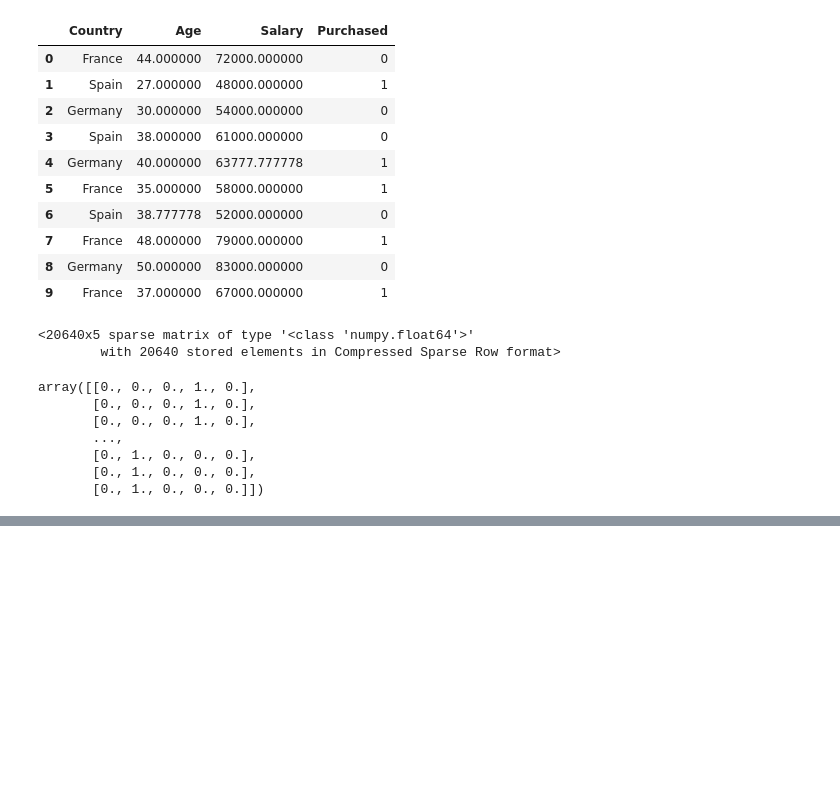
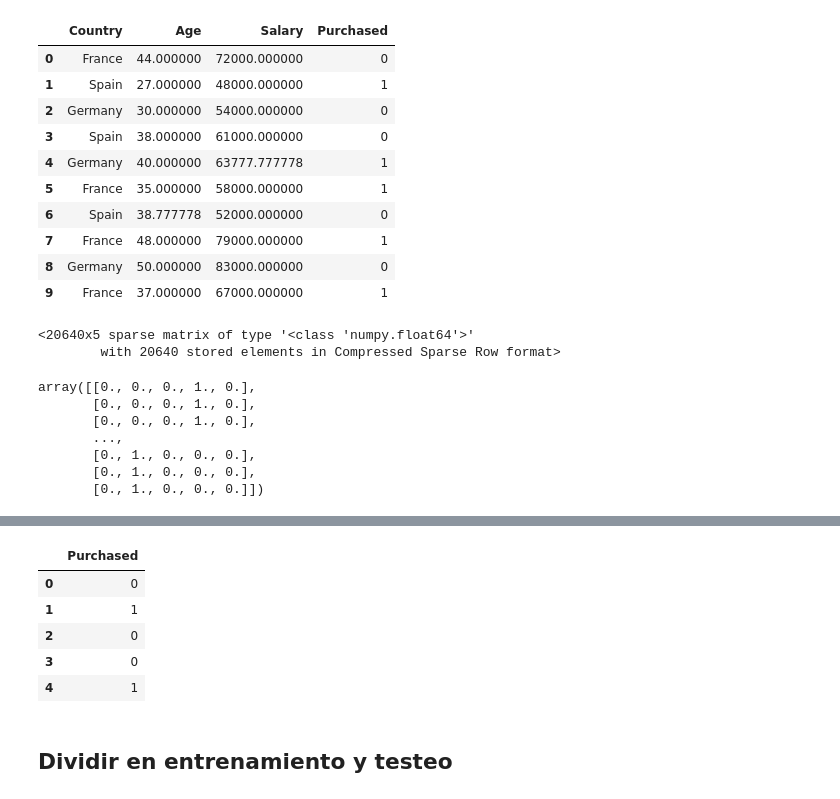
Before and after one commit to JmaldonadoRdV/Apuntes, a Jupyter notebook: AnalisisExploratorio/Preprocesado.ipynb, the cells around one changed output, grey strips where cells are left out. Saved outputs shown, nothing was run; the diff lists cells and outputs as text; code cells hidden in the pictures; blank space fills up the shorter version.

```diff
--- a/AnalisisExploratorio/Preprocesado.ipynb
+++ b/AnalisisExploratorio/Preprocesado.ipynb
@@ -299,0 +348,12 @@ array([[0., 0., 0., 1., 0.],
+# %%
+y_purchase = purchase_df.iloc[:, purchase_df.columns == 'Purchased']
+y_purchase.head()
+# %% [output]
+|  | Purchased |
+| 0 | 0 |
+| 1 | 1 |
+| 2 | 0 |
+| 3 | 0 |
+| 4 | 1 |
+# %% [markdown]
+## Dividir en entrenamiento y testeo
```
Also changed, not shown: parts of 24 cells of this notebook.
